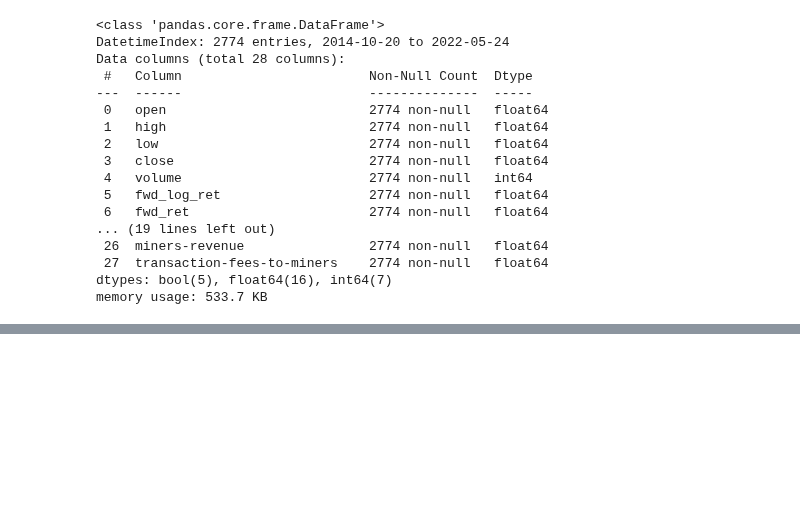
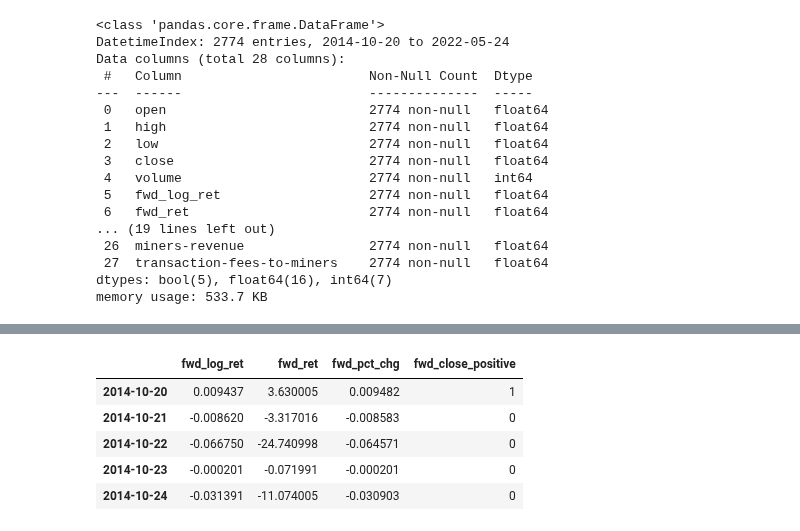
Before and after one commit to FinancialForecasters/financial_forecaster, a Jupyter notebook: hinzle.ipynb, the cells around one changed output, grey strips where cells are left out. Cells and saved outputs as stored; diff of their text form; code cells hidden in the pictures; blank space fills up the shorter version.

```diff
--- a/hinzle.ipynb
+++ b/hinzle.ipynb
@@ -250,0 +240,2 @@ dtype('float64')
+# %%
+y_train, y_val=tidy.split_i(y)
@@ -284,0 +306,9 @@ X.head()
+# %%
+y_train.head()
+# %% [output]
+|  | fwd_log_ret | fwd_ret | fwd_pct_chg | fwd_close_positive |
+| 2014-10-20 | 0.009437 | 3.630005 | 0.009482 | 1 |
+| 2014-10-21 | -0.008620 | -3.317016 | -0.008583 | 0 |
+| 2014-10-22 | -0.066750 | -24.740998 | -0.064571 | 0 |
+| 2014-10-23 | -0.000201 | -0.071991 | -0.000201 | 0 |
+| 2014-10-24 | -0.031391 | -11.074005 | -0.030903 | 0 |
```
Also changed, not shown: parts of 22 cells of this notebook.
